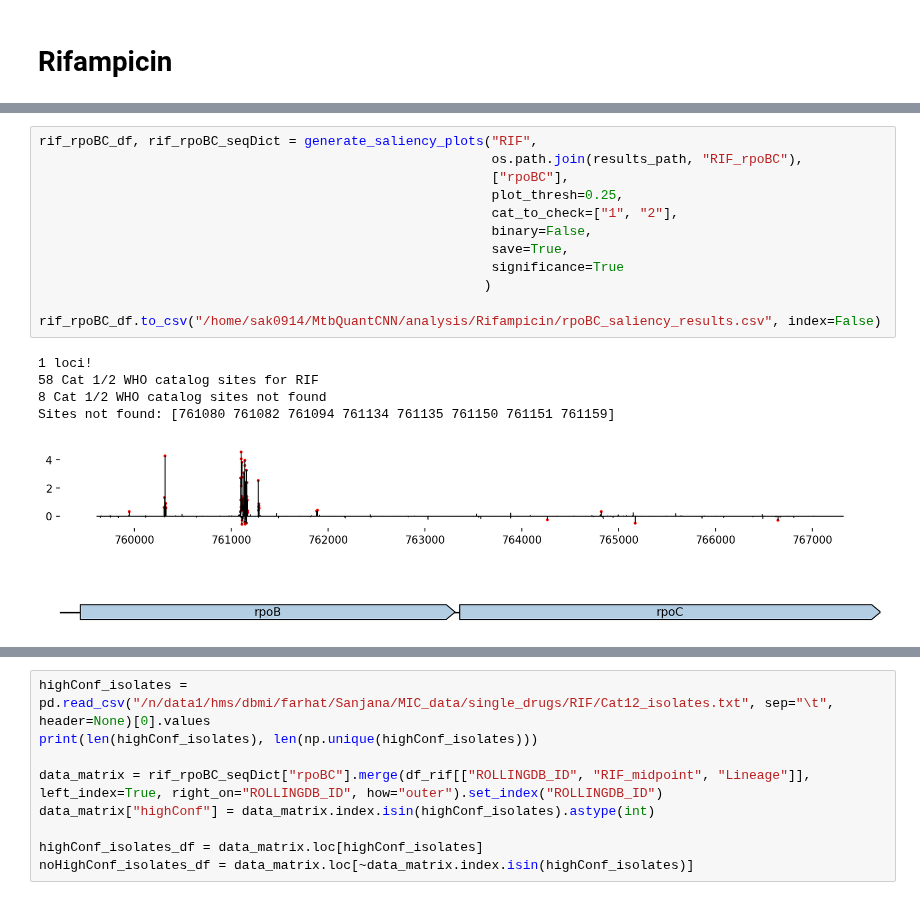
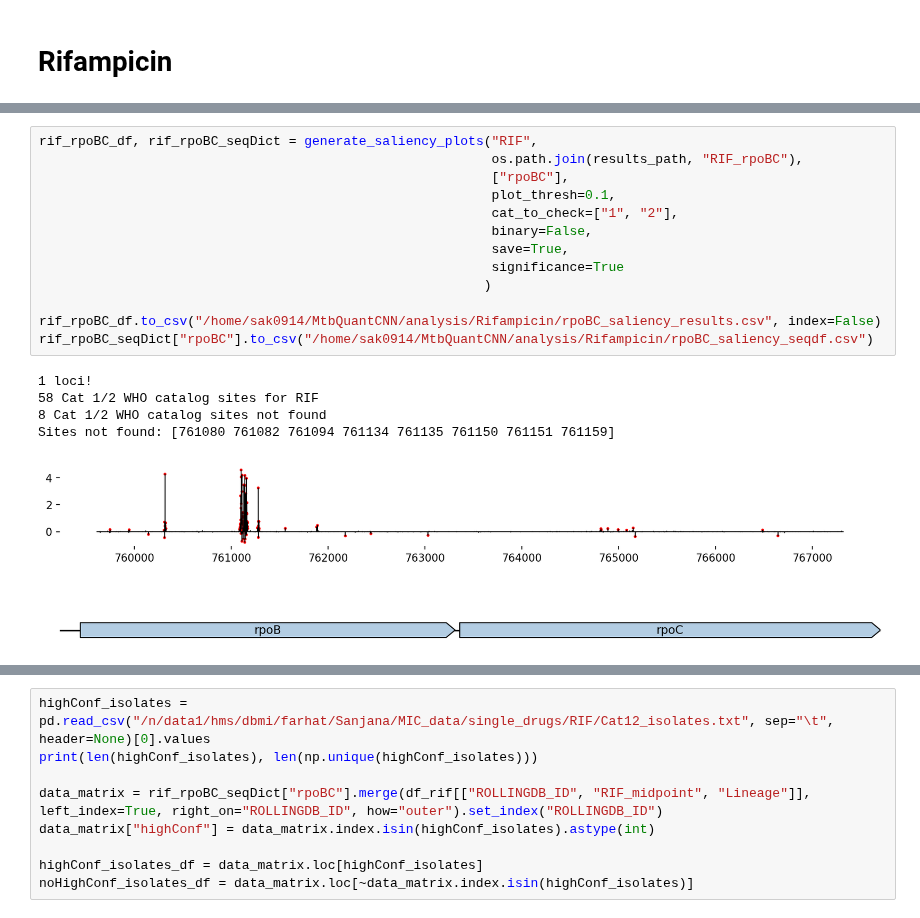
Before and after one commit to sanju99/MtbQuantCNN, a Jupyter notebook: saliency/plot_saliency.ipynb, the cells around one changed output, grey strips where cells are left out. Cells and saved outputs as stored; diff of their text form.

```diff
--- a/saliency/plot_saliency.ipynb
+++ b/saliency/plot_saliency.ipynb
@@ -72,18 +81,19 @@ Sites not found: [761080 761082 761088 761094 761104 761133 761134 761135 761137
 # %%
 rif_rpoBC_df, rif_rpoBC_seqDict = generate_saliency_plots("RIF",
                                                           os.path.join(results_path, "RIF_rpoBC"),
                                                           ["rpoBC"],
-                                                          plot_thresh=0.25,
+                                                          plot_thresh=0.1,
                                                           cat_to_check=["1", "2"],
                                                           binary=False,
                                                           save=True,
                                                           significance=True
                                                          )
 
 rif_rpoBC_df.to_csv("/home/sak0914/MtbQuantCNN/analysis/Rifampicin/rpoBC_saliency_results.csv", index=False)
+rif_rpoBC_seqDict["rpoBC"].to_csv("/home/sak0914/MtbQuantCNN/analysis/Rifampicin/rpoBC_saliency_seqdf.csv")
 # %% [output]
 1 loci!
 58 Cat 1/2 WHO catalog sites for RIF
 8 Cat 1/2 WHO catalog sites not found
 Sites not found: [761080 761082 761094 761134 761135 761150 761151 761159]
-[figure, old version]
+[figure, new version]
```
Also changed, not shown: parts of 32 cells of this notebook, 24 other files.
